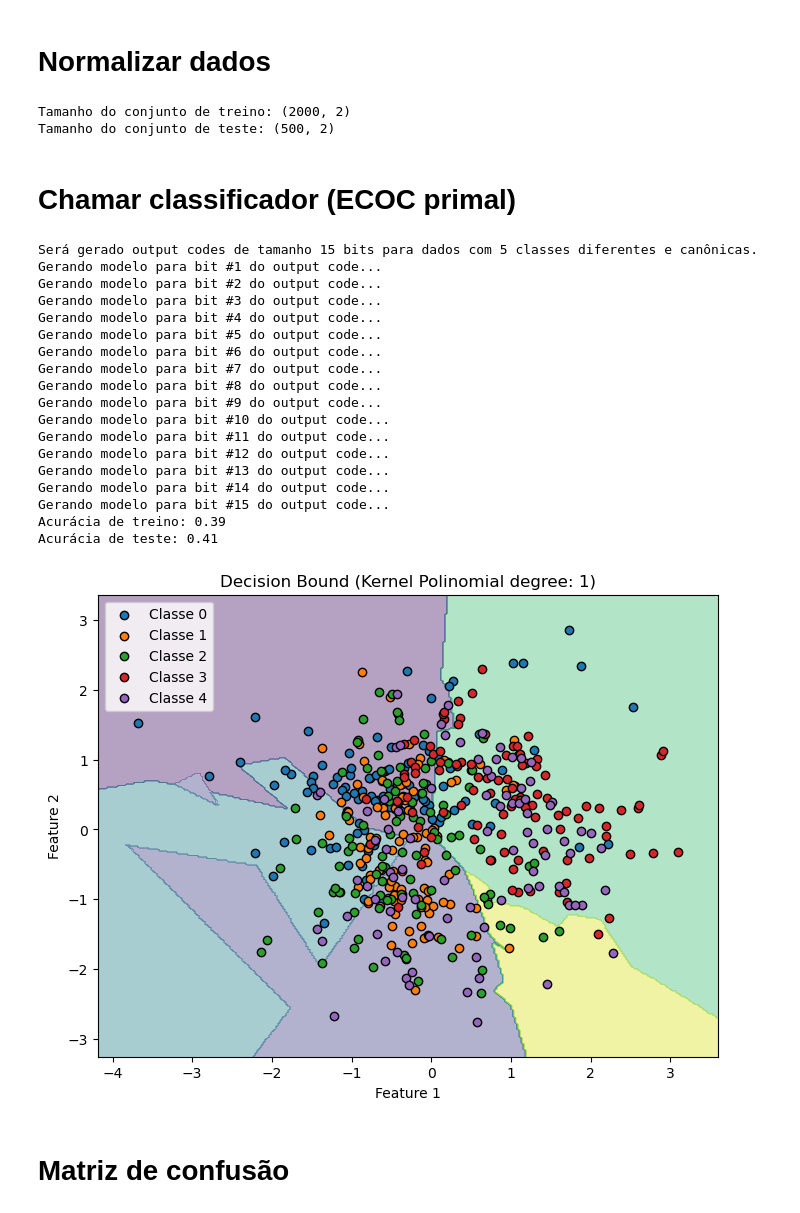
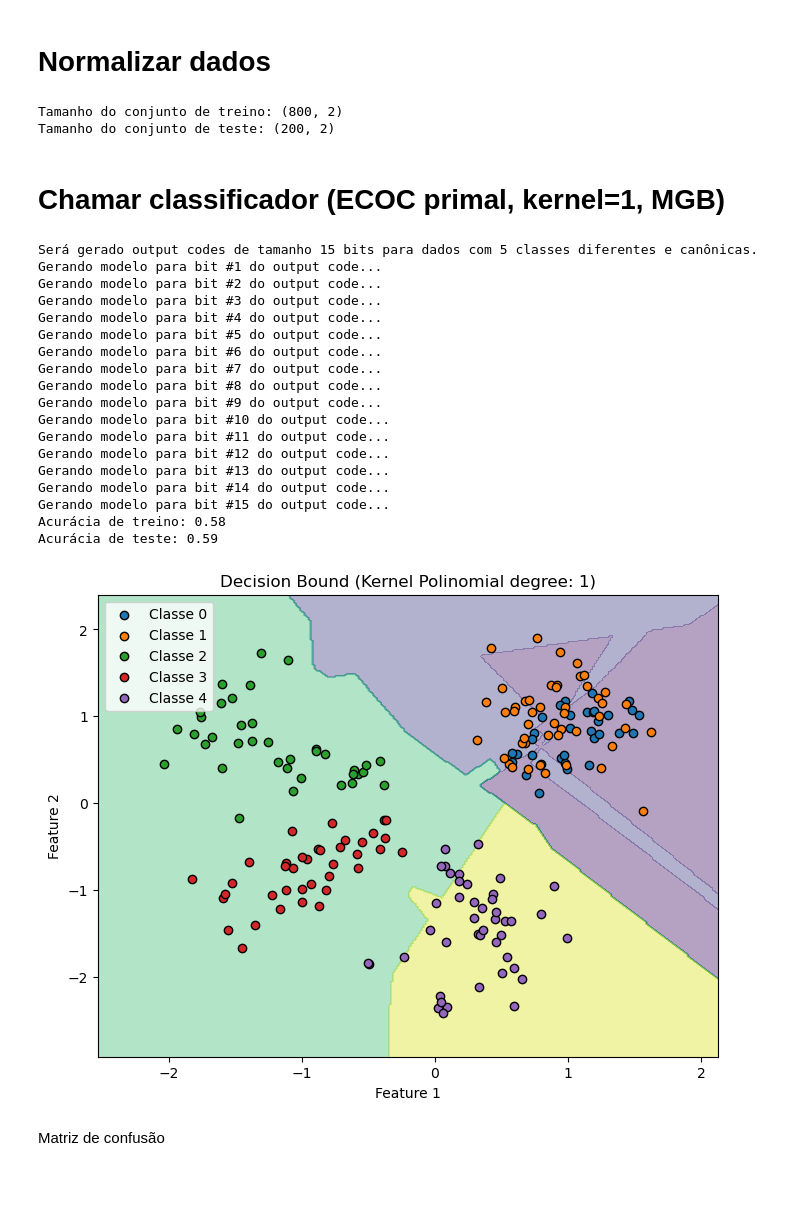
Before and after one commit to Pedro-Veiga0/Projeto-OML, a Jupyter notebook: teste_BDartificial_ECOC_OVO.ipynb, the cells around one changed output. Drawn from its saved outputs; the diff is of its cells as text; code cells hidden in the pictures; blank space fills up the shorter version.

Commit message:
Benchmarking ECOC e OvO

```diff
--- a/teste_BDartificial_ECOC_OVO.ipynb
+++ b/teste_BDartificial_ECOC_OVO.ipynb
@@ -37,0 +34,12 @@ array([0, 1, 0, ..., 0, 1, 0], dtype=int64)
+# %%
+# fazer primal ecoc e ovo 3 e 5 classes (ecoc mais dificulade no primal)
+# 200 pontos por classe com 3 classes
+# ruido_angular = [.4, .4, .2, .2, .2], delta_angulos = [.45, -.45, +0.2, 0, -.1]
+from gerar_pizzas import gerar_classes_pizza
+X, y = gerar_classes_pizza(n_pontos_por_classe=200, ruido_angular = [.4, .4, .2, .2, .2], delta_angulos = [.45, -.45, +0.2, 0, -.1])
+mask = (y == 0) | (y == 1)
+X[mask, 0] = X[mask, 0] * 0.7 + X[mask, 0].mean() * 0.3
+X[mask, 1] = X[mask, 1] * 0.7 + X[mask, 1].mean() * 0.3
+X_plot = X[:, :2]
+X = X_plot
+X
@@ -48,49 +64,49 @@ x_test = (x_test - mean) / std
 print(f'Tamanho do conjunto de treino: {x_train.shape}')
 print(f'Tamanho do conjunto de teste: {x_test.shape}')
 # %% [output]
-Tamanho do conjunto de treino: (2000, 2)
-Tamanho do conjunto de teste: (500, 2)
+Tamanho do conjunto de treino: (800, 2)
+Tamanho do conjunto de teste: (200, 2)
 # %% [markdown]
-# Chamar classificador (ECOC primal)
+# Chamar classificador (ECOC primal, kernel=1, MGB)
 # %%
 from CLog_MC_Ecoc import CLog_Ecoc
 from utils import plot_decision_boundary
 from sklearn.metrics import accuracy_score
 
-model = CLog_Ecoc(n_iter=1000, batch_size=None, kernel=1, step=0.01, mode='primal', iterative=False)
+model = CLog_Ecoc(n_iter=1000, batch_size=None, kernel=1, step=0.005, mode='primal', iterative=False)
 
 model.fit(x_train, y_train)
 
 y_pred = model.predict(x_train)
 accuracy = accuracy_score(y_train, y_pred)
 print(f'Acurácia de treino: {accuracy:.2f}')
 
 y_pred = model.predict(x_test)
 accuracy = accuracy_score(y_test, y_pred)
 print(f'Acurácia de teste: {accuracy:.2f}')
 plot_decision_boundary(model, x_test, y_test, resolution=300)
 # %% [output]
 Será gerado output codes de tamanho 15 bits para dados com 5 classes diferentes e canônicas.
 Gerando modelo para bit #1 do output code...
 Gerando modelo para bit #2 do output code...
 Gerando modelo para bit #3 do output code...
 Gerando modelo para bit #4 do output code...
 Gerando modelo para bit #5 do output code...
 Gerando modelo para bit #6 do output code...
 Gerando modelo para bit #7 do output code...
 Gerando modelo para bit #8 do output code...
 Gerando modelo para bit #9 do output code...
 Gerando modelo para bit #10 do output code...
 Gerando modelo para bit #11 do output code...
 Gerando modelo para bit #12 do output code...
 Gerando modelo para bit #13 do output code...
 Gerando modelo para bit #14 do output code...
 Gerando modelo para bit #15 do output code...
-Acurácia de treino: 0.39
-Acurácia de teste: 0.41
+Acurácia de treino: 0.58
+Acurácia de teste: 0.59
-[figure, old version]
+[figure, new version]
 # %% [markdown]
-# Matriz de confusão
+Matriz de confusão
 # %%
 from sklearn.metrics import confusion_matrix
 import seaborn as sns
```
Also changed, not shown: parts of 103 cells of this notebook, 1 other file.
